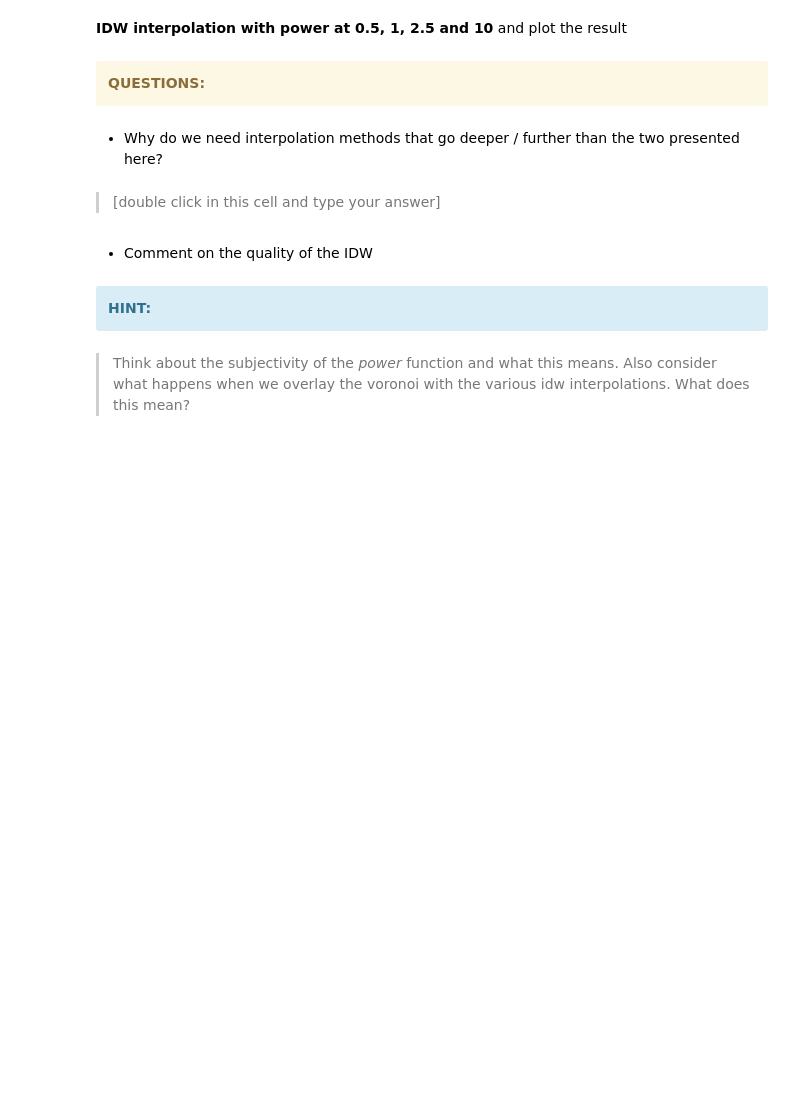
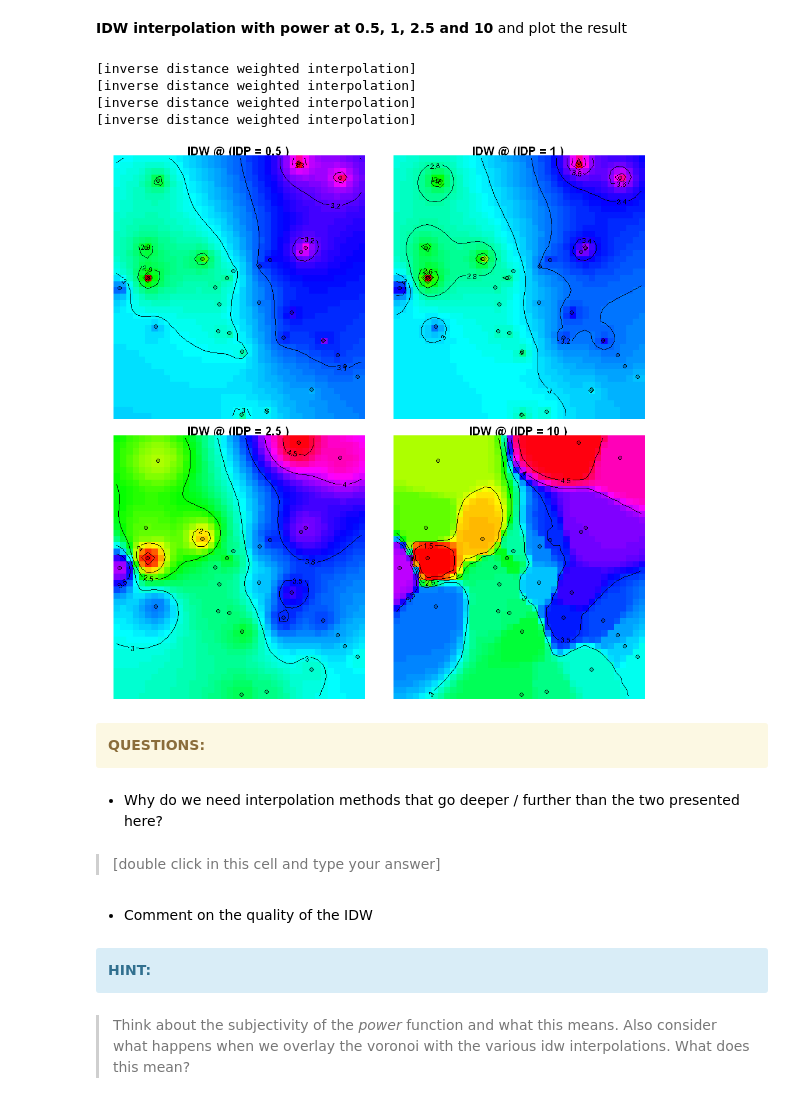
Before and after one commit to AdrianKriger/APG3040C-APG4013C, a Jupyter notebook: cptFlatsAquifer/01_extraTrendSurface.ipynb, the cells around one changed output. Cells and saved outputs as stored; diff of their text form; code cells hidden in the pictures; blank space fills up the shorter version.

```diff
--- a/cptFlatsAquifer/01_extraTrendSurface.ipynb
+++ b/cptFlatsAquifer/01_extraTrendSurface.ipynb
@@ -285,11 +304,16 @@ idp_values <- c(0.5, 1, 2.5, 10)
 # %%
 #- idw
 for (idp in idp_values) {
-  idw_result <- idw(log(waterLevel) ~ 1, cfaq.sf, gridkm, idp = idp)
+  idw_result <- idw(log(waterLevel) ~ 1, cfaq.sf, grid, idp = idp)
   #idw <- gridkm
   #idw <- idw_result
   idw_results[[as.character(idp)]] <- idw_result
 }
+# %% [output]
+[inverse distance weighted interpolation]
+[inverse distance weighted interpolation]
+[inverse distance weighted interpolation]
+[inverse distance weighted interpolation]
 # %%
 # Plot IDW results with overlay of original points
 num_plots <- length(idp_values)
@@ -304,36 +328,41 @@ space_between_plots <- 0.3
 
 # Calculate the total plot area
 total_width <- plot_width * 2 + space_between_plots
 total_height <- plot_height * 2 + space_between_plots
 
 # Set par settings for plot layout
 par(mfrow = c(2, 2), mar = c(0.6, 0.6, 0.8, 0.1),#margin_size, margin_size, margin_size, margin_size),
     oma = c(0, 0, 0, 0), mgp = c(0.5, 0.7, 0))
 
+min.x <- floor(min(cfaq.sf$X)/1000)*1000
+max.x <- ceiling(max(cfaq.sf$X)/1000)*1000
+
+min.y <- floor(min(cfaq.sf$Y)/1000)*1000
+max.y <- ceiling(max(cfaq.sf$Y)/1000)*1000
+
 for (i in 1:num_plots) {
   idp <- idp_values[i]
   idw_result <- idw_results[[as.character(idp)]]
   title <- paste("IDW @ (IDP =", idp, ")", sep = " ")
 
   # Plot interpolated surface
   image(idw_result, main = title, col = rainbow(100),
         xlim = c(min.x, max.x), ylim = c(min.y, max.y),
         xlab = "", ylab = "")
-
-  # Overlay Voronoi polygons
-  plot(voronoi_grid, add = TRUE, border = "black", col = NA, type="l", lty=2) #lwd = 1,
 
   # Overlay original points
   points(cfaq.sf$X, cfaq.sf$Y, pch = 21,
          bg = adjustcolor("black", alpha.f = 0.2),
          col = "black",
          cex = 0.9, lwd = 0.5)
 
   contour(idw_result, add = TRUE, nlevels = 10, col = "black")
 }
 
 # Reset layout to default
 par(mfrow = c(1, 1), mar = c(5.1, 4.1, 4.1, 2.1))
+# %% [output]
+[figure, added]
 # %% [markdown]
 <div class="alert alert-block alert-warning"><b>QUESTIONS: </b> </div>
 # %% [markdown]
```
Also changed, not shown: parts of 22 cells of this notebook.
